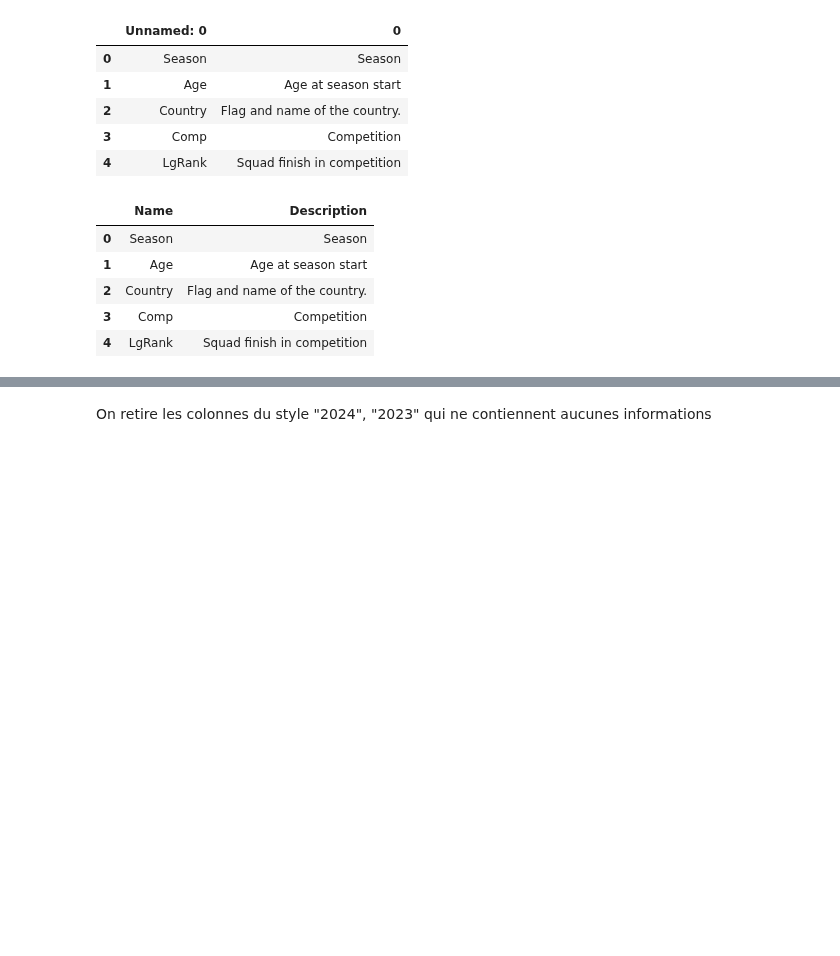
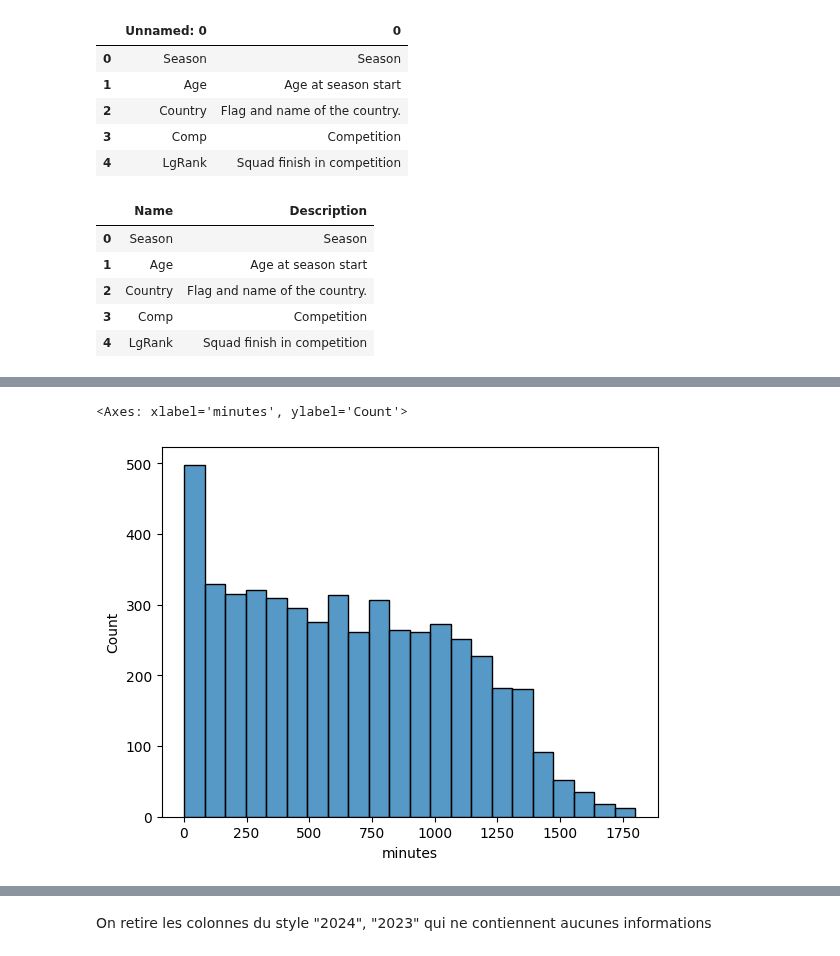
Before and after one commit to RiyadKT/Football-player-performance-prediction, a Jupyter notebook: data_preprocessing.ipynb, the cells around one changed output, grey strips where cells are left out. Drawn from its saved outputs; the diff is of its cells as text; code cells hidden in the pictures; blank space fills up the shorter version.

Commit message:
debut cleaning + visualization

```diff
--- a/data_preprocessing.ipynb
+++ b/data_preprocessing.ipynb
@@ -50,0 +100,6 @@ player_stats_fbref.head()
+# %%
+# dico_datas['2024-2025'].info()
+data = dico_datas['2024-2025']
+print(data.columns)
+data[data['team'] == 'Manchester City']['on_goals_for']
+player_stats_fbref['2024-2025'].loc['Rico Lewis']
@@ -50,0 +130,3 @@ player_stats_fbref.head()
+# %%
+data['minutes_90s'] = dico_datas['2024-2025']['minutes_90s'].apply(lambda x: float(x) if type(x)==str and x!="" else x)
+data['minutes_90s']
@@ -50,0 +146,21 @@ player_stats_fbref.head()
+# %%
+# Histogramme des minutes jouées dans la saison 24-25 par les joueurs
+def convert_str_to_float (string) :
+    if type(string) == str :
+        if "," in string :
+            chain = string.split(",")
+            nb = float(chain[0])*1000 + float(chain[1])
+            return nb
+        if string == "":
+            return None
+        else :
+            return float(string)
+    return string
+convert_str_to_float("1,350")
+data['minutes'] = dico_datas['2024-2025']['minutes'].apply(lambda x : convert_str_to_float(x))
+data['minutes']
+
+sns.histplot(data = data, x='minutes')
+# %% [output]
+<Axes: xlabel='minutes', ylabel='Count'>
+[figure, added]
```
Also changed, not shown: parts of 21 cells of this notebook.
